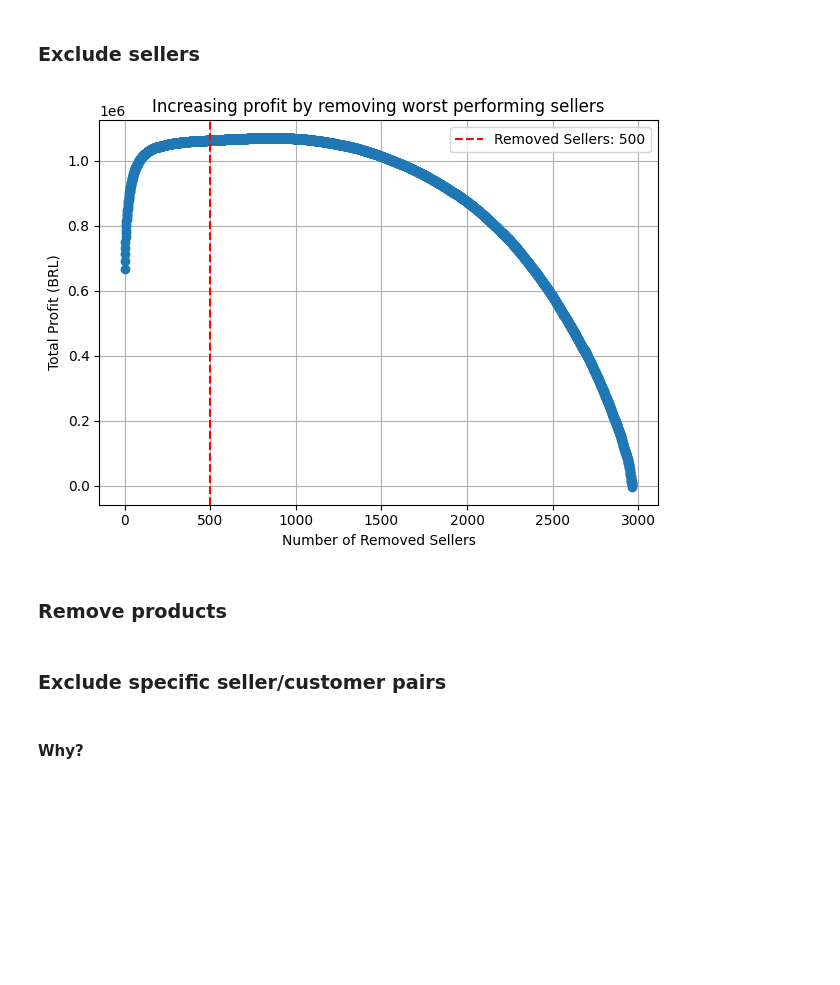
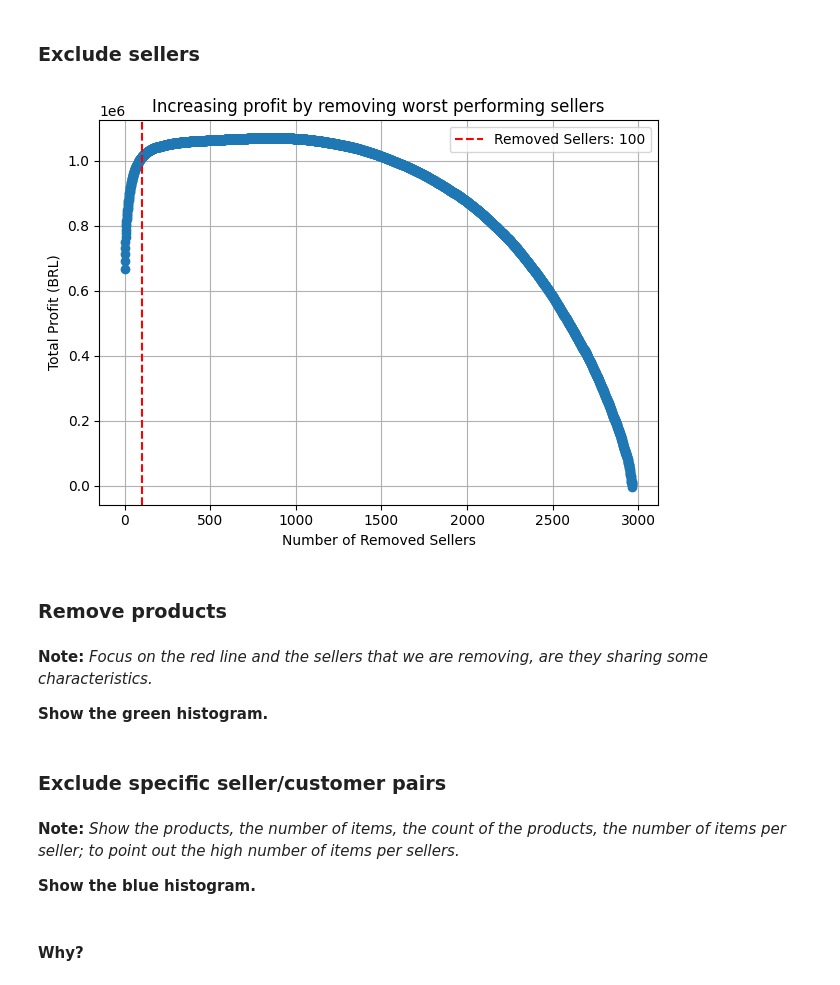
Before and after one commit to espiautlewagon/presentation_jul24, a Jupyter notebook: presentation.ipynb, the cells around one changed output. Drawn from its saved outputs; the diff is of its cells as text; code cells hidden in the pictures; blank space fills up the shorter version.

```diff
--- a/presentation.ipynb
+++ b/presentation.ipynb
@@ -211,16 +212,16 @@ $ \text{IT-costs} = 3157.27 \times \sqrt{n_{\text{sellers}}} + 978.23 \times \sq
 ### Exclude sellers
 # %%
 plt.plot(data_profit["n_sellers_removed"], data_profit["profit"], marker="o")
-plt.axvline(x=500, color="r", linestyle="--", label=f"Removed Sellers: {500}")
+plt.axvline(x=100, color="r", linestyle="--", label=f"Removed Sellers: {100}")
 plt.title("Increasing profit by removing worst performing sellers")
 plt.xlabel("Number of Removed Sellers")
 plt.ylabel("Total Profit (BRL)")
 plt.grid(True)
 plt.legend()
 
 plt.tight_layout()
 plt.show()
 # %% [output]
-[figure, old version]
+[figure, new version]
 # %% [markdown]
 ### Remove products
@@ -227,5 +254,13 @@ plt.show()
+# %% [markdown]
+**Note:** *Focus on the red line and the sellers that we are removing, are they sharing some characteristics.*
+
+**Show the green histogram.**
 # %% [markdown]
 ### Exclude specific seller/customer pairs
+# %% [markdown]
+**Note:** *Show the products, the number of items, the count of the products, the number of items per seller; to point out the high number of items per sellers.*
+
+**Show the blue histogram.**
 # %% [markdown]
 #### Why?
 # %%
```
Also changed, not shown: parts of 4 cells of this notebook.
